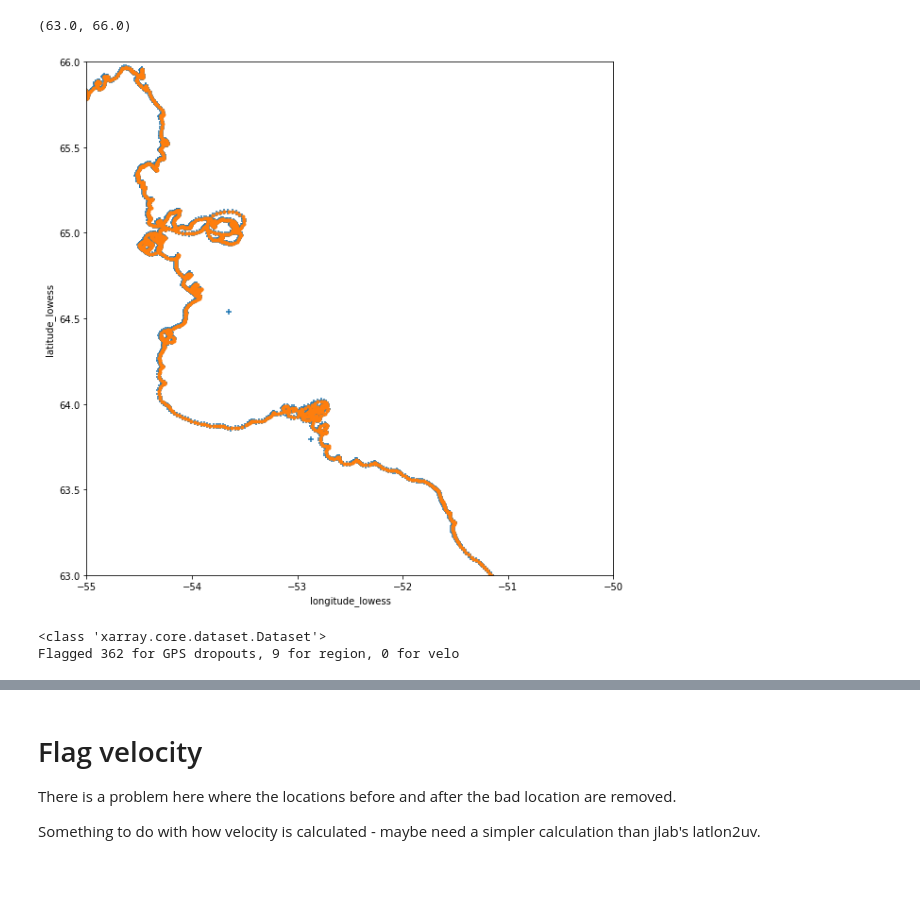
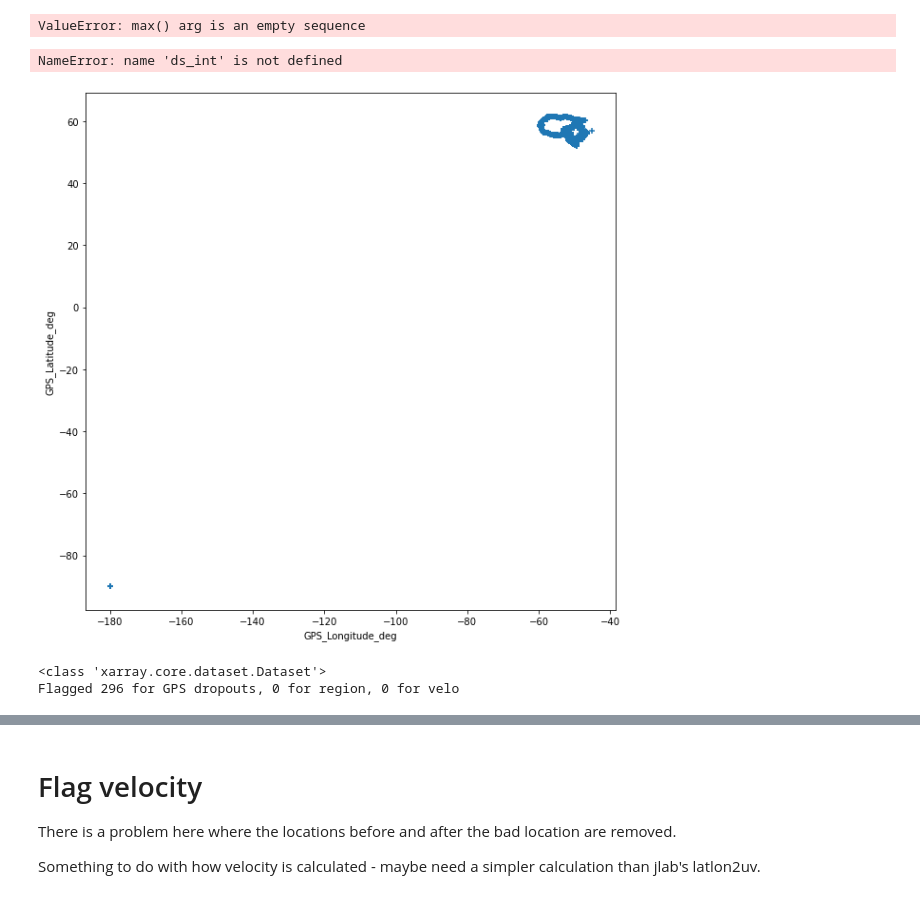
Before and after one commit to eleanorfrajka/drifters, a Jupyter notebook: 02-code/check_qc_1drifter.ipynb, the cells around one changed output, grey strips where cells are left out. Drawn from its saved outputs; the diff is of its cells as text; code cells hidden in the pictures.

Commit message:
Commiting some drifter changes

```diff
--- a/02-code/check_qc_1drifter.ipynb
+++ b/02-code/check_qc_1drifter.ipynb
@@ -19,7 +19,8 @@ lonname = 'GPS_Longitude_deg'
 uvelname = 'uvel'
 vvelname = 'vvel'
 # %%
-PID1=300234068346740
+PID1=300234068349630 # Still has bad velocities?
+PID1=300234066416830
 pidstr = str(PID1)
 # %%
 fname = 'pid'+pidstr+'.nc'
@@ -30,25 +31,36 @@ ds_raw = xr.open_dataset(latest_raw)
 int_files = glob.glob(cat_interim_path(fname))
 latest_int = max(int_files, key=os.path.getctime)
 ds_int = xr.open_dataset(latest_int)
+# %% [output]
+ValueError: max() arg is an empty sequence
 # %%
 
+# drifter 9
+xlim = [-55, -50]
+ylim = [63, 66]
+
+# drifter 10
+xlim = [-61.5, -59]
+ylim = [59, 60]
+
+# full labsea
 xlim = [-65, -40]
 ylim = [58, 68]
 
-xlim = [-55, -50]
-ylim = [63, 66]
+
+
 
 
 fig = plt.figure(figsize=(10,10))
 ds_raw.plot.scatter(x=lonname, y=latname, marker='+')
 ds_int.plot.scatter(x=lonname, y=latname, marker='.')
 
 ax1 = plt.gca()
-ax1.set_xlim(xlim)
-ax1.set_ylim(ylim)
+#ax1.set_xlim(xlim)
+#ax1.set_ylim(ylim)
 # %% [output]
-(63.0, 66.0)
+NameError: name 'ds_int' is not defined
-[figure, old version]
+[figure, new version]
 # %%
 fields_to_remove = ['Battery_volts', 'GPS_HDOP', 'GPS_FixDelay',
                     'GPS_TTFF', 'GPS_NumSat', 'SBD_Transmit_Delay',
@@ -73,7 +85,7 @@ _, ds_qc, _ = dqc.drifter_flagbad(ds_raw,
                                   bad_vel_flagval)
 # %% [output]
 <class 'xarray.core.dataset.Dataset'>
-Flagged 362 for GPS dropouts, 9 for region, 0 for velo
+Flagged 296 for GPS dropouts, 0 for region, 0 for velo
 # %%
 fig = plt.figure(figsize=(10,10))
 #ds_raw.plot.scatter(x=lonname, y=latname, marker='+')
```
Also changed, not shown: parts of 4 cells of this notebook, 6 other files.
